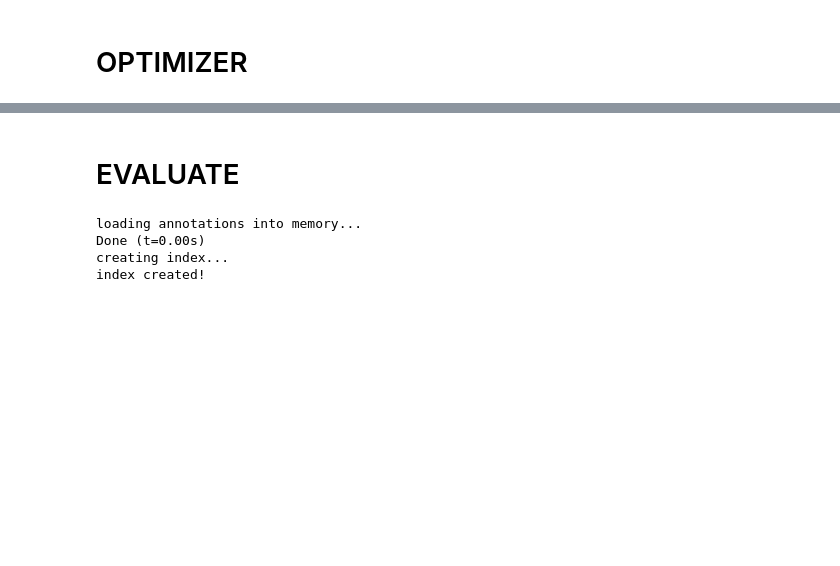
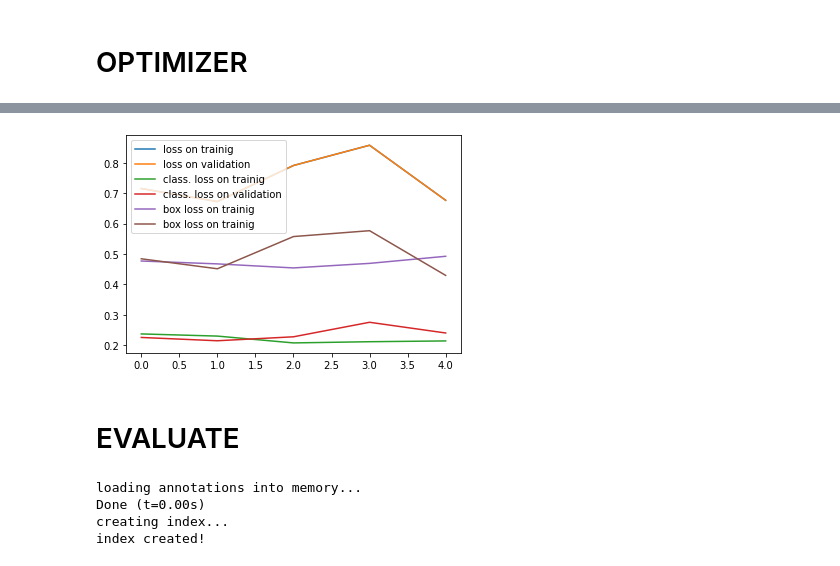
Before and after one commit to PatrizioPerugini/MOD_VISIOPE, a Jupyter notebook: proj_vision.ipynb, the cells around one changed output, grey strips where cells are left out. Drawn from its saved outputs; the diff is of its cells as text; code cells hidden in the pictures; blank space fills up the shorter version.

```diff
--- a/proj_vision.ipynb
+++ b/proj_vision.ipynb
@@ -280,7 +286,7 @@ class BB_model(nn.Module):
         x = x.view(x.shape[0], -1)
         return self.classifier(x), self.bb(x)
 # %%
-def train_epocs(model, optimizer, train_dl, val_dl, epochs=10,C=1000):
+def train_epocs(model, optimizer, train_dl, val_dl, epochs=10,C=10000):
     idx = 0
     num_classes=14
     for i in range(epochs):
@@ -290,7 +296,6 @@ def train_epocs(model, optimizer, train_dl, val_dl, epochs=10,C=1000):
         for x, targets in tqdm(train_dl):
             #y_class=[]
             y_bb=[]
-
             x  = torch.stack(list(x), dim=0)
             batch = x.shape[0]
             y_target=torch.zeros((batch,num_classes)).cuda()#batch , num classes
@@ -332,14 +337,17 @@ def train_epocs(model, optimizer, train_dl, val_dl, epochs=10,C=1000):
 
             #maybe statistician
             loss_bb =loss_bb.sum()
+            print("loss bb is: ",loss_bb)
 
             #loss for classes
 
             loss_class = F.cross_entropy(out_class, y_target, reduction="sum")
 
+            print("loss class is: ",loss_class)
             loss = loss_class + loss_bb/C
-
+            print("total loss is: ",loss)
             #optimize the loss and update the weights
+            frefg
             optimizer.zero_grad()
             loss.backward()
             optimizer.step()
@@ -397,0 +438,10 @@ model.load_state_dict(torch.load(weight_path))
+# %%
+# lets load the faster R-CNN model with mobilenetV3 large
+weight_path = "/content/MOD_VISIOPE/weights/prova4.pt"
+
+model = torchvision.models.detection.fasterrcnn_mobilenet_v3_large_320_fpn(pretrained=True)
+in_features = model.roi_heads.box_predictor.cls_score.in_features # we need to change the head
+model.roi_heads.box_predictor = models.detection.faster_rcnn.FastRCNNPredictor(in_features, n_classes)
+
+
+#model.load_state_dict(torch.load(weight_path))
@@ -418,5 +558,5 @@ num_epochs=5
 # %%
-def fit(model, optimizer, loader, device,num_epochs):
+def fitt(model, optimizer, loader, device,num_epochs):
     model.to(device)
     model.train()
     for epoch in range(num_epochs):
@@ -449,7 +589,8 @@ def fit(model, optimizer, loader, device,num_epochs):
       torch.save(model.state_dict(), weight_path)
 # %%
 #fit the model
-fit(model, optimizer, train_loader, device,num_epochs)
+fit(model, optimizer, train_loader, device,valid_dl,num_epochs=5 )
+#fitt(model, optimizer, train_loader, device,num_epochs=2 )
 #decide whether it's necessary here too...I don't think so
 torch.save(model.state_dict(), weight_path)
 # %% [output]
@@ -461,3 +607,4 @@ Epoch 4, lr: 0.010000, loss: 0.088382, loss_classifier: 0.022711, loss_box: 0.06
+[figure, added]
 # %%
 #Just to get a peek... don't run :)
 print("Model's state_dict:")
```
Also changed, not shown: parts of 22 cells of this notebook.
